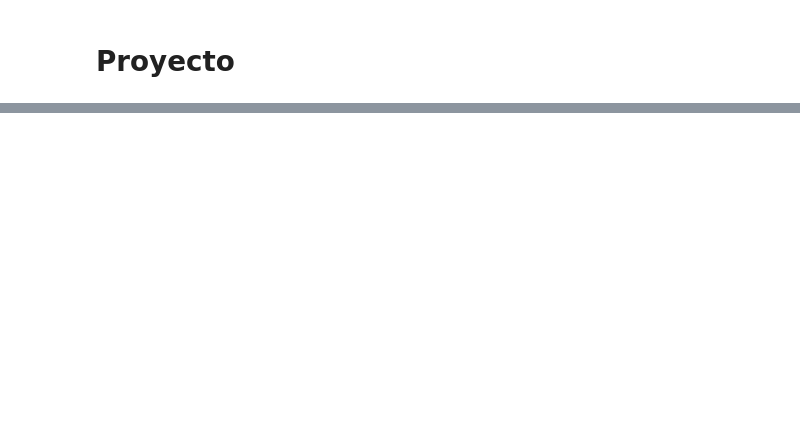
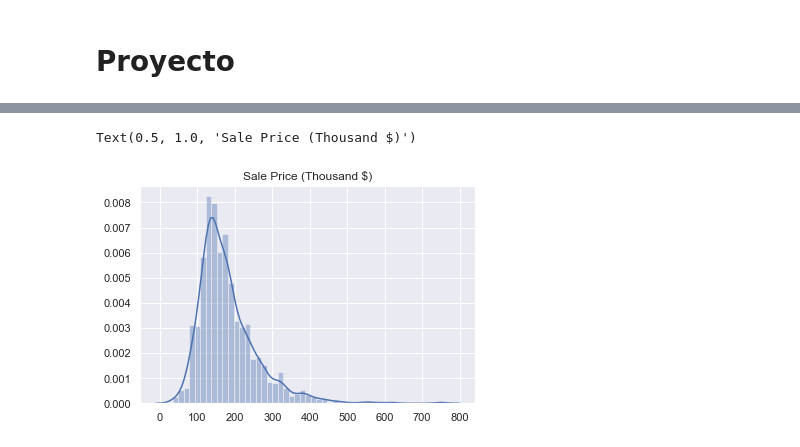
Before and after one commit to gustavo-alvarado/ds-python-proyecto, a Jupyter notebook: Proyecto - Gustavo Alvarado.ipynb, the cells around one changed output, grey strips where cells are left out. Drawn from its saved outputs; the diff is of its cells as text; code cells hidden in the pictures; blank space fills up the shorter version.

```diff
--- a/Proyecto - Gustavo Alvarado.ipynb
+++ b/Proyecto - Gustavo Alvarado.ipynb
@@ -52,0 +69,19 @@ print(np.nanstd(data, axis = 0))
+# %%
+#Histogramas
+
+sns.set()
+
+y = datos[:,0]
+x1 = datos[:,1]
+x2 = datos[:,2]
+x3 = datos[:,3]
+x4 = datos[:,4]
+nan_x5 = np.isnan(datos[:,5])
+not_nan_x5 = ~nan_x5
+x5 = datos[:,5][not_nan_x5]
+
+h1 = sns.distplot(y, hist=True)
+h1.set_title('Sale Price (Thousand $)')
+# %% [output]
+Text(0.5, 1.0, 'Sale Price (Thousand $)')
+[figure, added]
```
Also changed, not shown: parts of 16 cells of this notebook.
